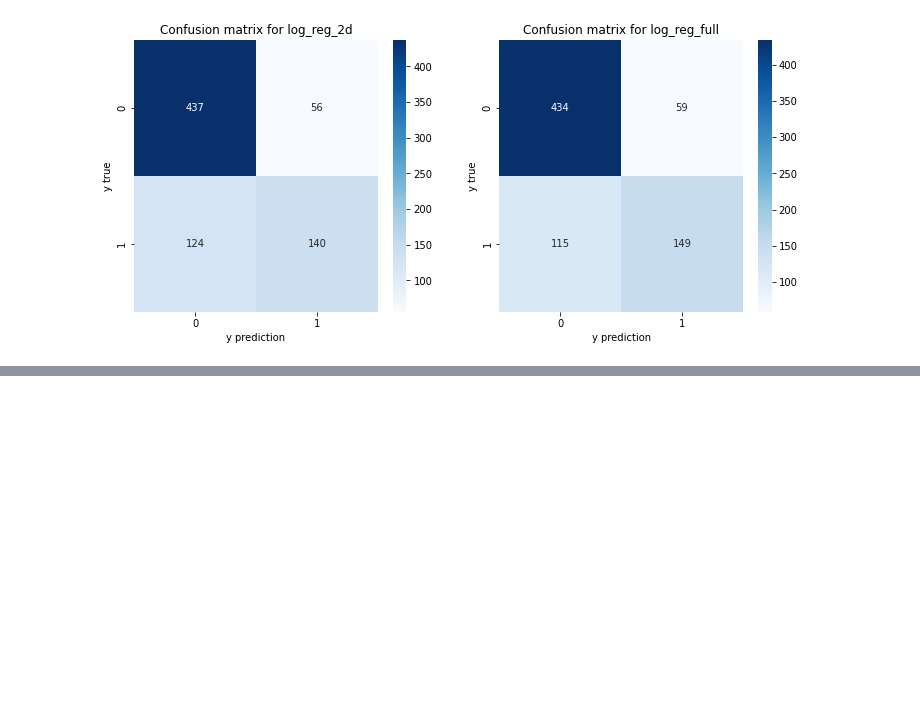
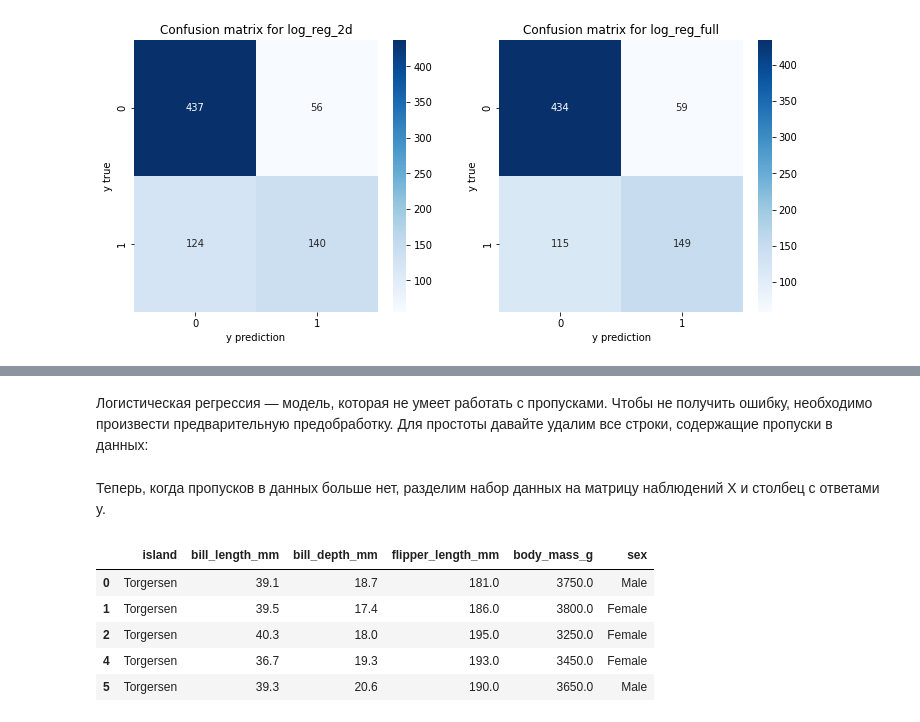
Before and after one commit to d3enjan/sf_data_science, a Jupyter notebook: skillfactory/ML-3. Обучение с учителем классификация/3. Метрики классификации. Мультиклассовая классификация.ipynb, the cells around one changed output, grey strips where cells are left out. Saved outputs shown, nothing was run; the diff lists cells and outputs as text; code cells hidden in the pictures; blank space fills up the shorter version.

```diff
--- a/skillfactory/ML-3. Обучение с учителем классификация/3. Метрики классификации. Мультиклассовая классификация.ipynb
+++ b/skillfactory/ML-3. Обучение с учителем классификация/3. Метрики классификации. Мультиклассовая классификация.ipynb
@@ -105,0 +354,2 @@ axes[1].set_ylabel('y true');
+# %% [markdown]
+Логистическая регрессия — модель, которая не умеет работать с пропусками. Чтобы не получить ошибку, необходимо произвести предварительную предобработку. Для простоты давайте удалим все строки, содержащие пропуски в данных:
@@ -105,0 +358,13 @@ axes[1].set_ylabel('y true');
+# %% [markdown]
+Теперь, когда пропусков в данных больше нет, разделим набор данных на матрицу наблюдений X и столбец с ответами y.
+# %%
+X = penguins_data.drop('species', axis=1)
+y = penguins_data['species']
+X.head()
+# %% [output]
+|  | island | bill_length_mm | bill_depth_mm | flipper_length_mm | body_mass_g | sex |
+| 0 | Torgersen | 39.1 | 18.7 | 181.0 | 3750.0 | Male |
+| 1 | Torgersen | 39.5 | 17.4 | 186.0 | 3800.0 | Female |
+| 2 | Torgersen | 40.3 | 18.0 | 195.0 | 3250.0 | Female |
+| 4 | Torgersen | 36.7 | 19.3 | 193.0 | 3450.0 | Female |
+| 5 | Torgersen | 39.3 | 20.6 | 190.0 | 3650.0 | Male |
```
Also changed, not shown: parts of 37 cells of this notebook, 1 other file.
